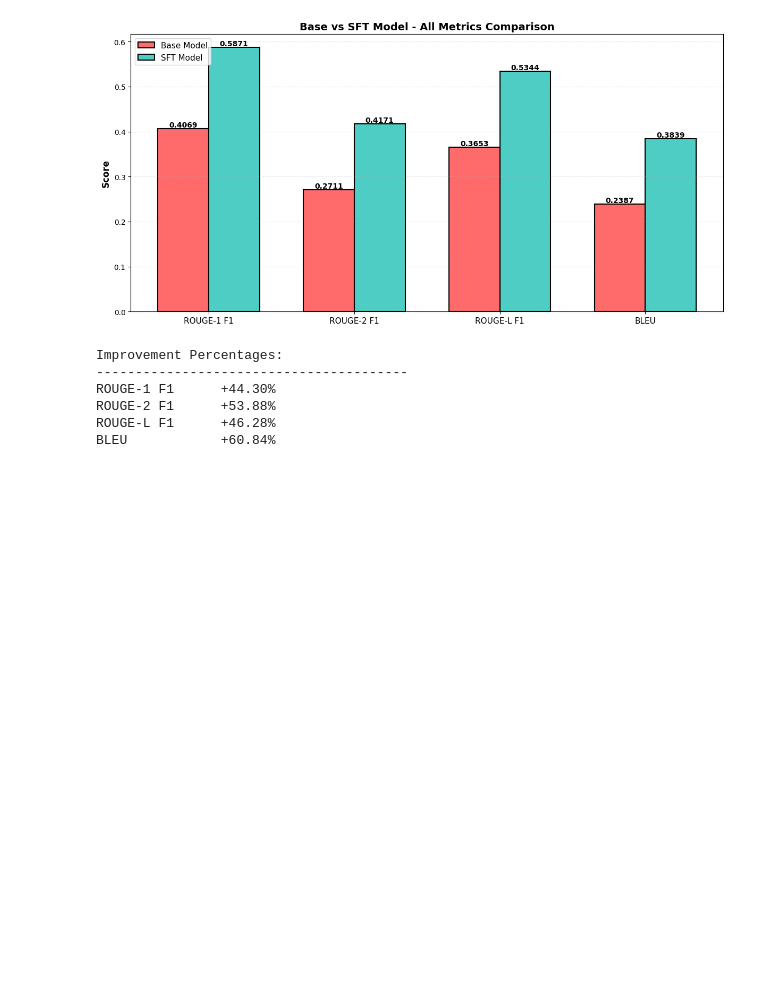
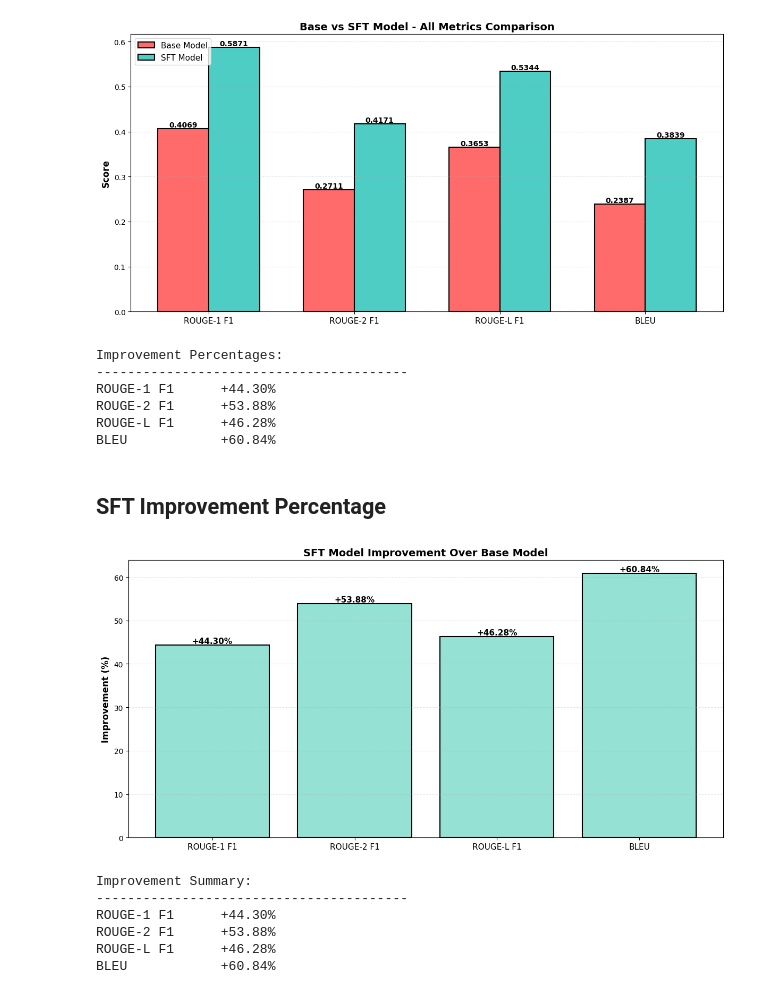
Before and after one commit to JaymieX/JAA, a Jupyter notebook: llm/eval/visualize_results.ipynb, the cells around one changed output. Drawn from its saved outputs; the diff is of its cells as text; code cells hidden in the pictures; blank space fills up the shorter version.

Commit message:
Added improvement graph

```diff
--- a/llm/eval/visualize_results.ipynb
+++ b/llm/eval/visualize_results.ipynb
@@ -89,3 +89,50 @@ ROUGE-1 F1      +44.30%
 ROUGE-2 F1      +53.88%
 ROUGE-L F1      +46.28%
 BLEU            +60.84%
+# %% [markdown]
+## SFT Improvement Percentage
+# %%
+# Calculate improvement percentages
+metrics = ['ROUGE-1 F1', 'ROUGE-2 F1', 'ROUGE-L F1', 'BLEU']
+improvements = []
+
+for i, metric in enumerate(metrics):
+    base = base_scores[i]
+    sft = sft_scores[i]
+    improvement = ((sft - base) / base) * 100 if base > 0 else 0
+    improvements.append(improvement)
+
+# Create improvement bar graph
+fig, ax = plt.subplots(figsize=(12, 6))
+bars = ax.bar(metrics, improvements, color='#95E1D3', edgecolor='black', linewidth=1.5)
+
+# Add value labels on bars
+for bar in bars:
+    height = bar.get_height()
+    ax.text(bar.get_x() + bar.get_width()/2., height,
+            f'{height:+.2f}%',
+            ha='center', va='bottom', fontsize=11, fontweight='bold')
+
+# Customize plot
+ax.set_ylabel('Improvement (%)', fontsize=12, fontweight='bold')
+ax.set_title('SFT Model Improvement Over Base Model', fontsize=14, fontweight='bold')
+ax.set_xticklabels(metrics, fontsize=11)
+ax.grid(axis='y', alpha=0.3, linestyle='--')
+ax.axhline(y=0, color='black', linestyle='-', linewidth=0.8)
+
+plt.tight_layout()
+plt.show()
+
+# Print summary
+print("\nImprovement Summary:")
+print("-" * 40)
+for i, metric in enumerate(metrics):
+    print(f"{metric:<15} {improvements[i]:+.2f}%")
+# %% [output]
+[figure, added]
+Improvement Summary:
+----------------------------------------
+ROUGE-1 F1      +44.30%
+ROUGE-2 F1      +53.88%
+ROUGE-L F1      +46.28%
+BLEU            +60.84%
```
